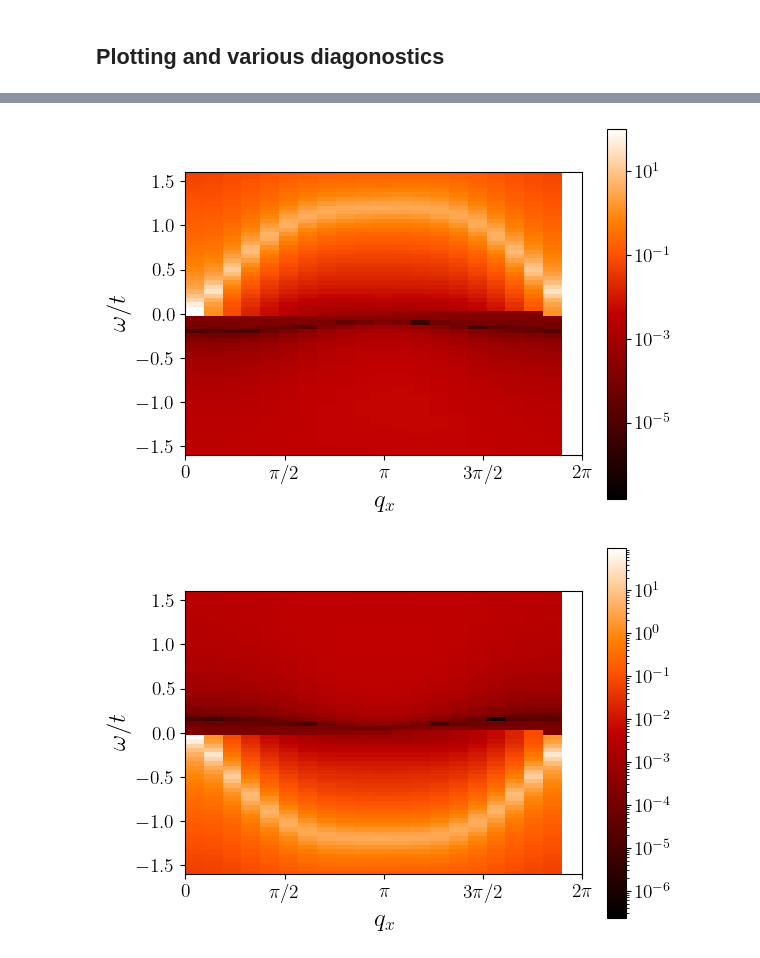
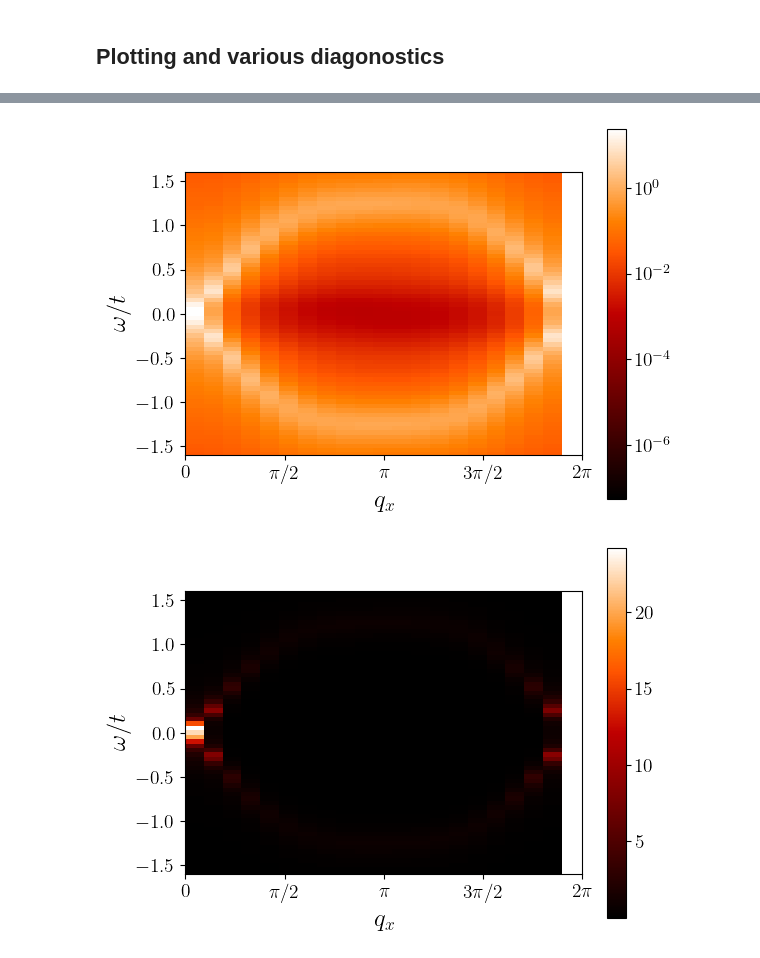
Before and after one commit to j-curtis/holes_and_magnons, a Jupyter notebook: Magnon_RPA_plots.ipynb, the cells around one changed output, grey strips where cells are left out. Cells and saved outputs as stored; diff of their text form; code cells hidden in the pictures.

Commit message:
Plotted spectrum, seems to be ok.

```diff
--- a/Magnon_RPA_plots.ipynb
+++ b/Magnon_RPA_plots.ipynb
@@ -129,7 +129,7 @@ if True:
 T = 0.11*rpa.t
 U = 7.5*rpa.t
 J = 4.*rpa.t**2/U
-mu = -2.4*rpa.t ### Chemical potential
+mu = -2.*rpa.t ### Chemical potential
 
 figDirectory = "../figures/"
 dataDirectory = "../data/"
@@ -137,7 +137,7 @@ dataDirectory = "../data/"
 saveFigs = False
 
 holesDirectory = dataDirectory+"hole_spectra/03252025/"
-holesFile = "Hole_Spectral_functionJz0.0_alfa0.999_Nx20_Ny20"#"Hole_Spectral_functionJz0.05_alfa0.999_Nx20_Ny20"
+holesFile = "Hole_Spectral_functionJz0.05_alfa0.999_Nx20_Ny20"#"Hole_Spectral_functionJz0.05_alfa0.999_Nx20_Ny20"
 
 kxs,kys,ws,A = rpa.load_hole_spectrum(holesDirectory+holesFile)
 kxvs,kyvs,wvs = np.meshgrid(kxs,kys,ws)
@@ -158,13 +158,13 @@ Pi = rpa.Kramers_Kronig(ws,ImPi)
 ### Magnon propagators
 magnon_kernel = rpa.RPA_kernel(kxs,kys,ws,Pi,J)
 magnon_propagator = np.zeros_like(magnon_kernel)
-spectra = np.zeros((2,Nkx,Nky,Nw),dtype=complex)
+spectra = np.zeros((Nkx,Nky,Nw))
 
 for i in range(len(kxs)):
     for j in range(len(kys)):
         for k in range(len(ws)):
             magnon_propagator[:,:,i,j,k] = np.linalg.inv(magnon_kernel[:,:,i,j,k])
-            spectra[:,i,j,k] = np.linalg.eig(magnon_propagator[:,:,i,j,k])[0]
+            spectra[i,j,k] = np.imag( np.linalg.det(magnon_propagator[:,:,i,j,k]) )/np.pi
 # %% [markdown]
 ## Plotting and various diagonostics
 # %%
@@ -223,13 +254,21 @@ plt.show()
 # %%
-for i in range(2):
-    plt.imshow(1./np.pi*np.transpose(np.abs(np.imag(spectra[i,:,0,:])) ),origin='lower',extent=[kxs[0],kxs[-1],ws[0],ws[-1]],aspect=1.4,cmap='gist_heat',norm=mclr.LogNorm())
-    plt.ylabel(r'$\omega/t$')
-    plt.ylim(-3.*J,3.*J)
-    plt.xlabel(r'$q_x$')
-    plt.xticks([0,np.pi/2.,np.pi,3.*np.pi/2.,2.*np.pi],[r'0',r'$\pi/2$',r'$\pi$',r'$3\pi/2$',r'$2\pi$'])
-    plt.colorbar()
-    #if saveFigs: plt.savefig(figDirectory+"/Magnon_spectrum.pdf",bbox_inches='tight')
-    plt.show()
+plt.imshow(np.transpose(spectra[:,0,:]),origin='lower',extent=[kxs[0],kxs[-1],ws[0],ws[-1]],aspect=1.4,cmap='gist_heat',norm=mclr.LogNorm())
+plt.ylabel(r'$\omega/t$')
+plt.ylim(-3*J,3.*J)
+plt.xlabel(r'$q_x$')
+plt.xticks([0,np.pi/2.,np.pi,3.*np.pi/2.,2.*np.pi],[r'0',r'$\pi/2$',r'$\pi$',r'$3\pi/2$',r'$2\pi$'])
+plt.colorbar()
+#if saveFigs: plt.savefig(figDirectory+"/Magnon_spectrum.pdf",bbox_inches='tight')
+plt.show()
+
+plt.imshow(np.transpose(spectra[:,0,:]),origin='lower',extent=[kxs[0],kxs[-1],ws[0],ws[-1]],aspect=1.4,cmap='gist_heat')
+plt.ylabel(r'$\omega/t$')
+plt.ylim(-3.*J,3.*J)
+plt.xlabel(r'$q_x$')
+plt.xticks([0,np.pi/2.,np.pi,3.*np.pi/2.,2.*np.pi],[r'0',r'$\pi/2$',r'$\pi$',r'$3\pi/2$',r'$2\pi$'])
+plt.colorbar()
+#if saveFigs: plt.savefig(figDirectory+"/Magnon_spectrum.pdf",bbox_inches='tight')
+plt.show()
 # %% [output]
-[figure, old version]
+[figure, new version]
-[figure, old version]
+[figure, new version]
```
Also changed, not shown: parts of 5 cells of this notebook.
